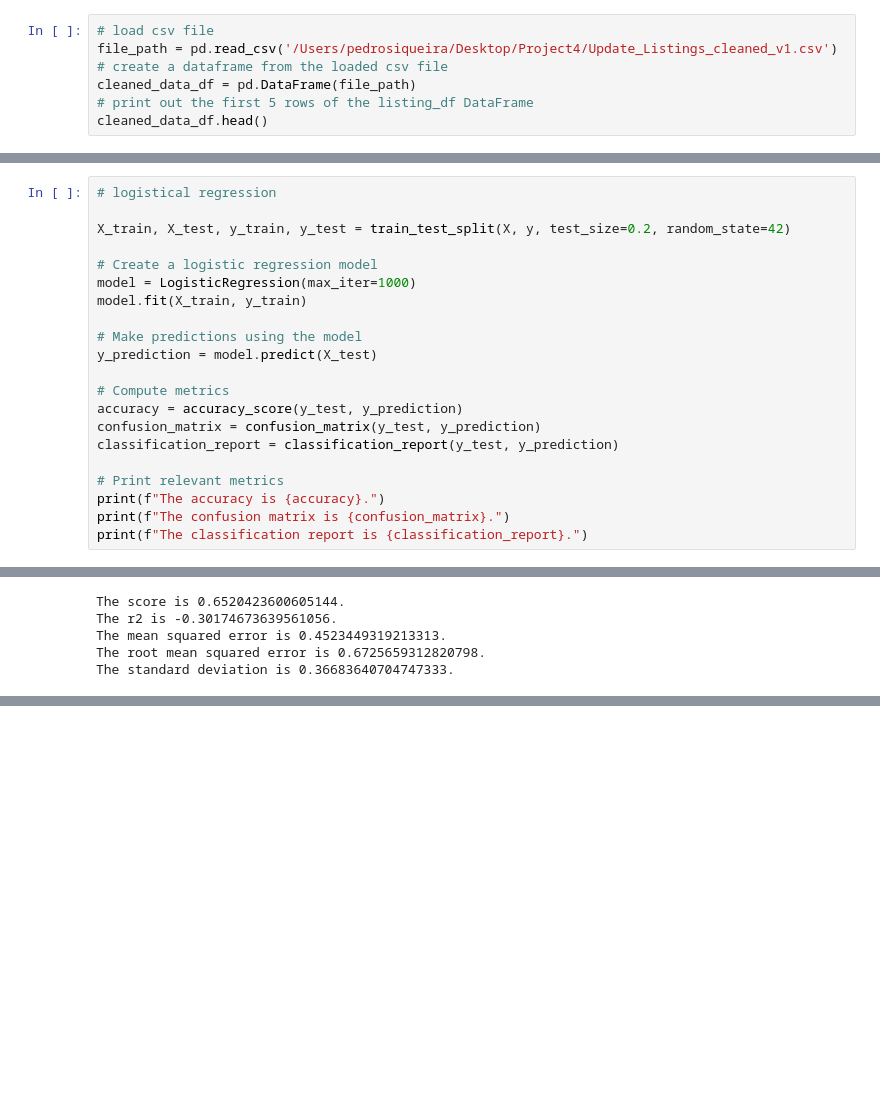
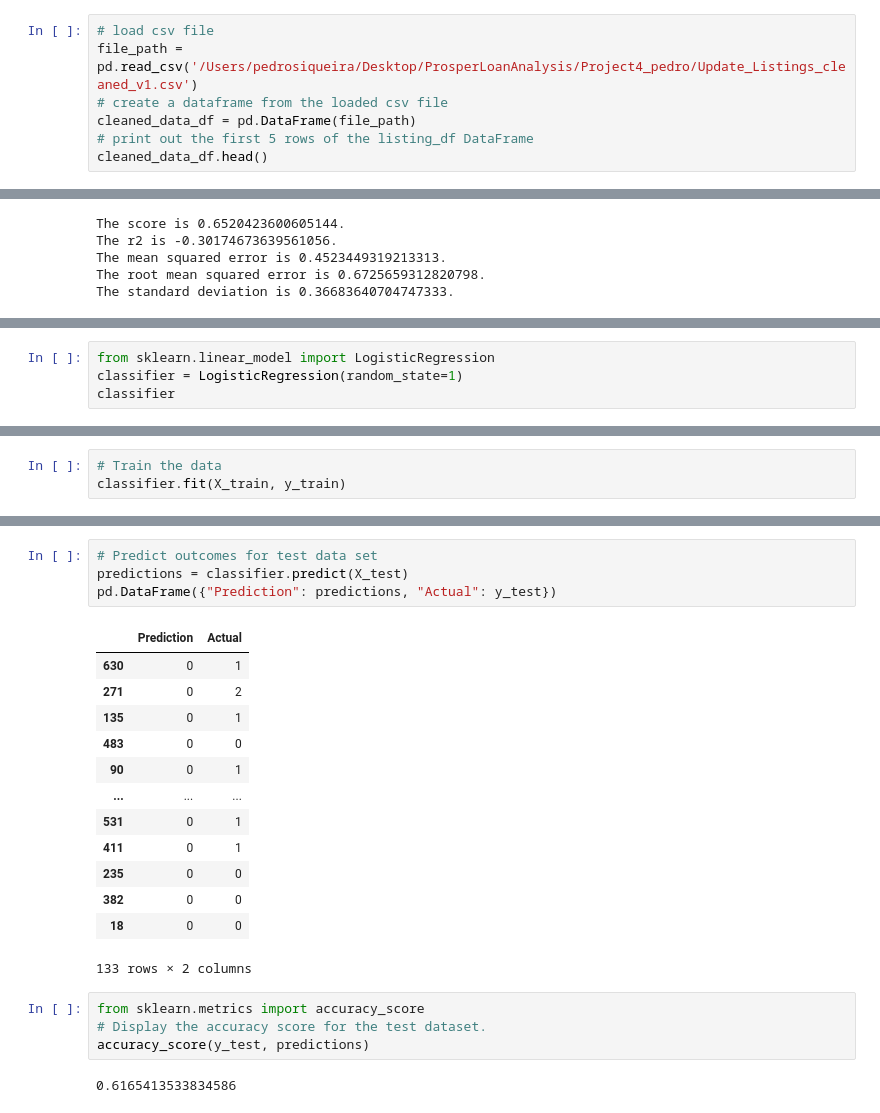
Before and after one commit to Psamaniego001/Health_Care_Diabetes, a Jupyter notebook: Project4_pedro/project_4.1.ipynb, the cells around one changed output, grey strips where cells are left out. Drawn from its saved outputs; the diff is of its cells as text; blank space fills up the shorter version.

```diff
--- a/Project4_pedro/project_4.1.ipynb
+++ b/Project4_pedro/project_4.1.ipynb
@@ -22,7 +22,7 @@ from datetime import datetime
 warnings.filterwarnings("ignore")
 # %%
 # load csv file
-file_path = pd.read_csv('/Users/pedrosiqueira/Desktop/Project4/Update_Listings_cleaned_v1.csv')
+file_path = pd.read_csv('/Users/pedrosiqueira/Desktop/ProsperLoanAnalysis/Project4_pedro/Update_Listings_cleaned_v1.csv')
 # create a dataframe from the loaded csv file
 cleaned_data_df = pd.DataFrame(file_path)
 # print out the first 5 rows of the listing_df DataFrame
@@ -114,24 +114,3 @@ print(y_prediction)
   0.46344204  0.53142793  0.91951064 -0.0326963   0.2321082   1.04129643
   0.21054287  0.39193911  0.8068936   0.14494302 -0.29754046  0.61444563
   0.02347307  0.80547341  0.29229443  0.95167879]
-# %%
-# logistical regression
-
-X_train, X_test, y_train, y_test = train_test_split(X, y, test_size=0.2, random_state=42)
-
-# Create a logistic regression model
-model = LogisticRegression(max_iter=1000)
-model.fit(X_train, y_train)
-
-# Make predictions using the model
-y_prediction = model.predict(X_test)
-
-# Compute metrics
-accuracy = accuracy_score(y_test, y_prediction)
-confusion_matrix = confusion_matrix(y_test, y_prediction)
-classification_report = classification_report(y_test, y_prediction)
-
-# Print relevant metrics
-print(f"The accuracy is {accuracy}.")
-print(f"The confusion matrix is {confusion_matrix}.")
-print(f"The classification report is {classification_report}.")
@@ -178,0 +147,4 @@ The standard deviation is 0.36683640704747333.
+# %%
+from sklearn.linear_model import LogisticRegression
+classifier = LogisticRegression(random_state=1)
+classifier
@@ -178,0 +153,3 @@ The standard deviation is 0.36683640704747333.
+# %%
+# Train the data
+classifier.fit(X_train, y_train)
@@ -178,0 +165,24 @@ The standard deviation is 0.36683640704747333.
+# %%
+# Predict outcomes for test data set
+predictions = classifier.predict(X_test)
+pd.DataFrame({"Prediction": predictions, "Actual": y_test})
+# %% [output]
+|  | Prediction | Actual |
+| 630 | 0 | 1 |
+| 271 | 0 | 2 |
+| 135 | 0 | 1 |
+| 483 | 0 | 0 |
+| 90 | 0 | 1 |
+| ... | ... | ... |
+| 531 | 0 | 1 |
+| 411 | 0 | 1 |
+| 235 | 0 | 0 |
+| 382 | 0 | 0 |
+| 18 | 0 | 0 |
+133 rows × 2 columns
+# %%
+from sklearn.metrics import accuracy_score
+# Display the accuracy score for the test dataset.
+accuracy_score(y_test, predictions)
+# %% [output]
+0.6165413533834586
```
Also changed, not shown: parts of 6 cells of this notebook.
